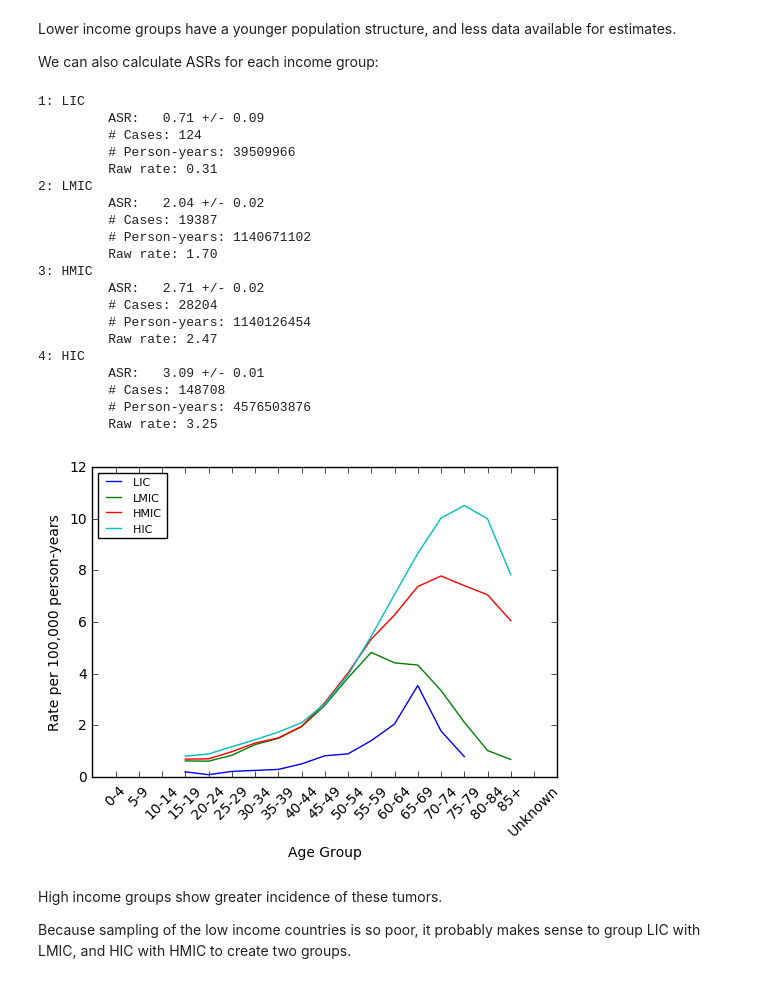
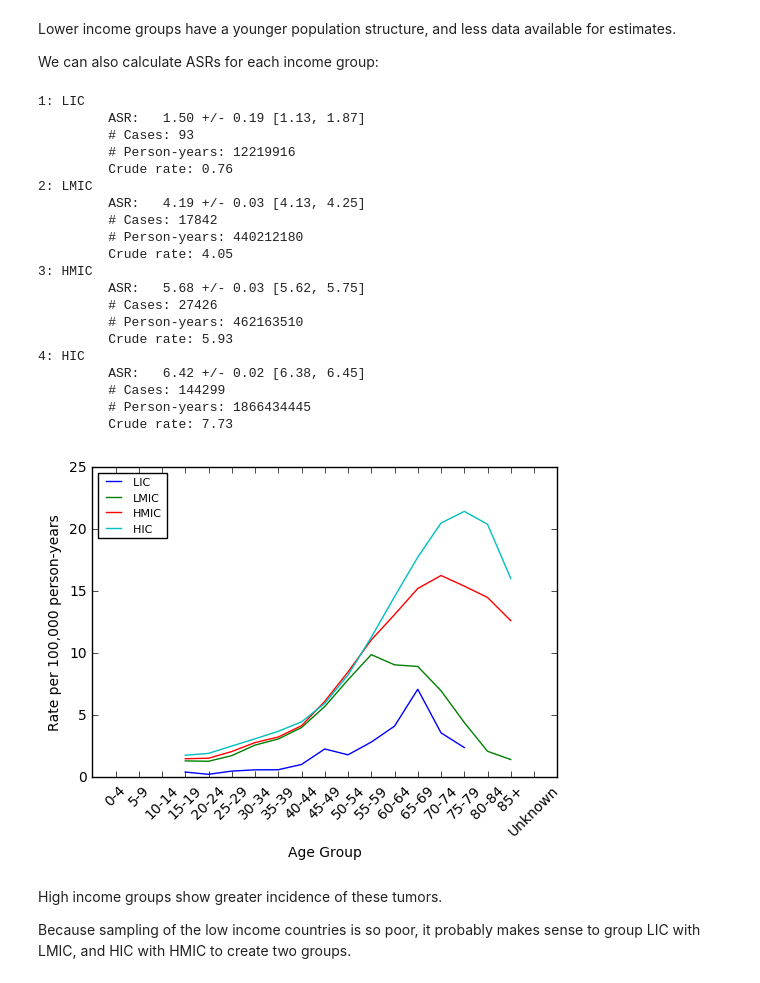
Before and after one commit to BellKoffieNahed2017/tumorAnalysis, a Jupyter notebook: Tumor Analysis from CI5-Xd.ipynb, the cells around one changed output. Cells and saved outputs as stored; diff of their text form; code cells hidden in the pictures.

```diff
--- a/Tumor Analysis from CI5-Xd.ipynb
+++ b/Tumor Analysis from CI5-Xd.ipynb
@@ -208,7 +223,7 @@ for regionN in range(1, 8):
     for ageN in np.arange(1,20):
         ageD = data[data['Age'] == ageN]
         cases[ageN-1]       = sum(ageD['Cases'])
-        personYears[ageN-1] = sum(ageD['PersonYears'])
+        personYears[ageN-1] = sum(ageD['PersonYears'])/len(useTumors) # Don't double-count
         ageRate[ageN-1] = cases[ageN-1]/personYears[ageN-1]*100000
 
     plt.figure(1)
@@ -256,7 +271,7 @@ for regionN in range(1, 8):
     for ageN in np.arange(1,20):
         ageD = data[data['Age'] == ageN]
         cases[ageN-1]       = sum(ageD['Cases'])
-        personYears[ageN-1] = sum(ageD['PersonYears'])
+        personYears[ageN-1] = sum(ageD['PersonYears'])/len(useTumors) # Don't double-count
         ageRate[ageN-1] = cases[ageN-1]/personYears[ageN-1]*100000
 
     plt.figure(2)
@@ -360,17 +375,19 @@ for regionN in range(1, 8):
         # Only take records that have PersonYears > 0
         ageD = data[np.logical_and(data['Age'] == ageN,data['PersonYears'] > 0)]
         cases[ageN-1]       = sum(ageD['Cases'])
-        personYears[ageN-1] = sum(ageD['PersonYears'])
+        # Don't multiple-count person-years at risk when we're counting multiple tumors!
+        personYears[ageN-1] = sum(ageD['PersonYears'])/len(useTumors)
         ageRate[ageN-1] = cases[ageN-1]/personYears[ageN-1]*100000
 
     ASR   = calculateASR(cases, personYears, whoStandardPop, useAges)
     ASRse = calculateASRSE(cases, personYears, whoStandardPop, useAges)
+    ASRci = 1.96*ASRse
 
-    print("\t ASR:   %.2f +/- %.2f " % (ASR, ASRse))
-    print("\t # Cases: %d" % sum(cases))
-    print("\t # Person-years: %d" % sum(personYears))
-    rawRate = sum(cases)/sum(personYears)*100000
-    print("\t Raw rate: %.2f" % rawRate)
+    print("\t ASR:   %.2f +/- %.2f [%.2f, %.2f]" % (ASR, ASRse, ASR-ASRci, ASR+ASRci))
+    print("\t # Cases: %d" % sum(cases[useAges-1]))
+    print("\t # Person-years: %d" % sum(personYears[useAges-1]))
+    rawRate = sum(cases[useAges-1])/sum(personYears[useAges-1])*100000
+    print("\t Crude rate: %.2f" % rawRate)
 
     plt.figure(3)
     plt.plot(useAges, ageRate[useAges-1],'-',label=regionList[regionN-1])
@@ -414,7 +431,8 @@ for incomeN in range(1, 5):
     for ageN in np.arange(1,20):
         ageD = data[data['Age'] == ageN]
         cases[ageN-1]       = sum(ageD['Cases'])
-        personYears[ageN-1] = sum(ageD['PersonYears'])
+        # Don't multiple-count person-years at risk when we're counting multiple tumors!
+        personYears[ageN-1] = sum(ageD['PersonYears'])/len(useTumors)
         ageRate[ageN-1] = cases[ageN-1]/personYears[ageN-1]*100000
 
     plt.figure(1)
@@ -460,56 +478,58 @@ for incomeN in range(1, 5):
 
     cases       = np.zeros(19)
     personYears = np.zeros(19)
     ageRate     = np.zeros(19)
 
     for ageN in np.arange(1,20):
         # Only take records that have PersonYears > 0
         ageD = data[np.logical_and(data['Age'] == ageN,data['PersonYears'] > 0)]
         cases[ageN-1]       = sum(ageD['Cases'])
-        personYears[ageN-1] = sum(ageD['PersonYears'])
+        # Don't multiple-count person-years at risk when we're counting multiple tumors!
+        personYears[ageN-1] = sum(ageD['PersonYears'])/len(useTumors)
         ageRate[ageN-1] = cases[ageN-1]/personYears[ageN-1]*100000
 
     ASR   = calculateASR(cases, personYears, whoStandardPop, useAges)
     ASRse = calculateASRSE(cases, personYears, whoStandardPop, useAges)
+    ASRci = 1.96*ASRse
 
-    print("\t ASR:   %.2f +/- %.2f " % (ASR, ASRse))
-    print("\t # Cases: %d" % sum(cases))
-    print("\t # Person-years: %d" % sum(personYears))
-    rawRate = sum(cases)/sum(personYears)*100000
-    print("\t Raw rate: %.2f" % rawRate)
+    print("\t ASR:   %.2f +/- %.2f [%.2f, %.2f]" % (ASR, ASRse, ASR-ASRci, ASR+ASRci))
+    print("\t # Cases: %d" % sum(cases[useAges-1]))
+    print("\t # Person-years: %d" % sum(personYears[useAges-1]))
+    rawRate = sum(cases[useAges-1])/sum(personYears[useAges-1])*100000
+    print("\t Crude rate: %.2f" % rawRate)
 
     plt.figure(3)
     plt.plot(useAges, ageRate[useAges-1],'-',label=incomeList[incomeN-1])
     ax = plt.gca()
     ax.set_xticks(np.arange(1,20))
     ax.set_xticklabels(ageList, rotation=45)
     # plt.ylim(0,13)
     plt.xlim(0,20)
     plt.xlabel('Age Group')
     plt.ylabel('Rate per 100,000 person-years')
     plt.legend(loc='upper left',prop={'size':8})
 # %% [output]
 1: LIC
-         ASR:   0.71 +/- 0.09
-         # Cases: 124
-         # Person-years: 39509966
-         Raw rate: 0.31
+         ASR:   1.50 +/- 0.19 [1.13, 1.87]
+         # Cases: 93
+         # Person-years: 12219916
+         Crude rate: 0.76
 2: LMIC
-         ASR:   2.04 +/- 0.02
-         # Cases: 19387
-         # Person-years: 1140671102
-         Raw rate: 1.70
+         ASR:   4.19 +/- 0.03 [4.13, 4.25]
+         # Cases: 17842
+         # Person-years: 440212180
+         Crude rate: 4.05
 3: HMIC
-         ASR:   2.71 +/- 0.02
-         # Cases: 28204
-         # Person-years: 1140126454
-         Raw rate: 2.47
+         ASR:   5.68 +/- 0.03 [5.62, 5.75]
+         # Cases: 27426
+         # Person-years: 462163510
+         Crude rate: 5.93
 4: HIC
-         ASR:   3.09 +/- 0.01
-         # Cases: 148708
-         # Person-years: 4576503876
-         Raw rate: 3.25
+         ASR:   6.42 +/- 0.02 [6.38, 6.45]
+         # Cases: 144299
+         # Person-years: 1866434445
+         Crude rate: 7.73
-[figure, old version]
+[figure, new version]
 # %% [markdown]
 High income groups show greater incidence of these tumors.
 
```
Also changed, not shown: parts of 13 cells of this notebook, 1 other file.
